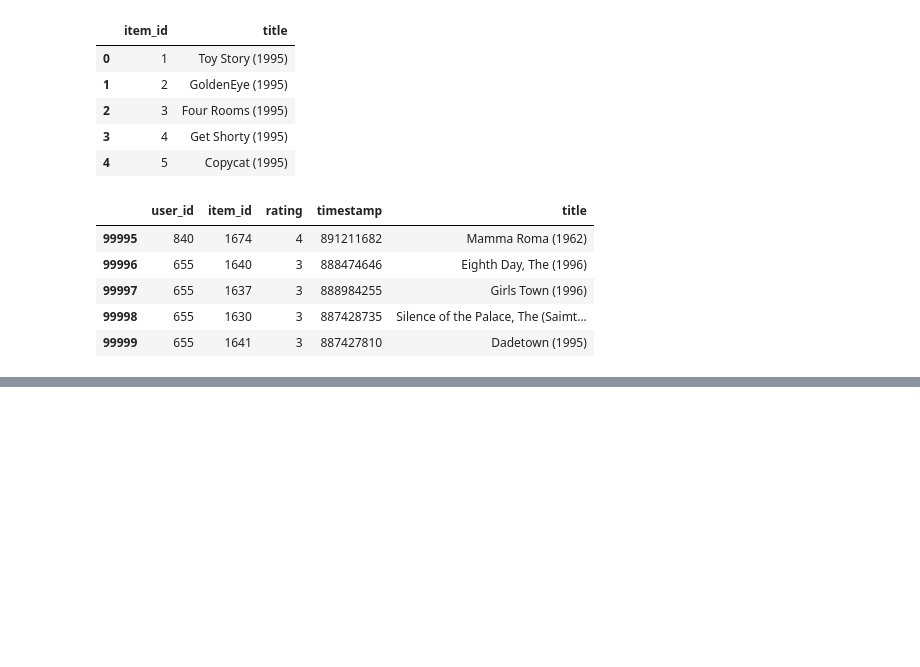
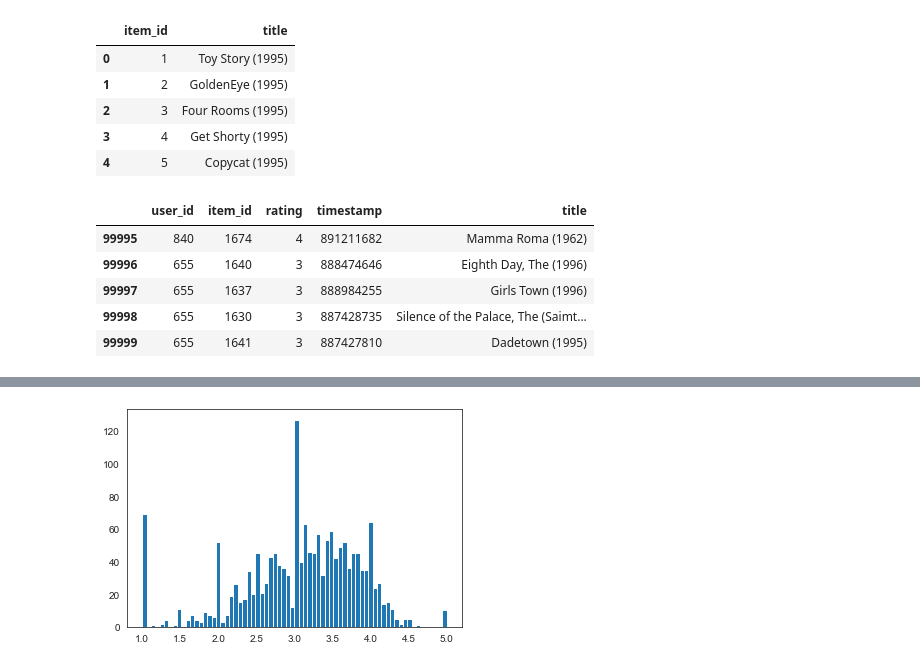
Before and after one commit to garimag20/Movie-Recommendation, a Jupyter notebook: Movie recommendation.ipynb, the cells around one changed output, grey strips where cells are left out. Saved outputs shown, nothing was run; the diff lists cells and outputs as text; code cells hidden in the pictures; blank space fills up the shorter version.

```diff
--- a/Movie recommendation.ipynb
+++ b/Movie recommendation.ipynb
@@ -66,0 +159,5 @@ df.tail()
+# %%
+plt.hist(ratings['rating'], bins = 70)
+plt.show()
+# %% [output]
+[figure, added]
```
Also changed, not shown: parts of 11 cells of this notebook, 1 other file.
